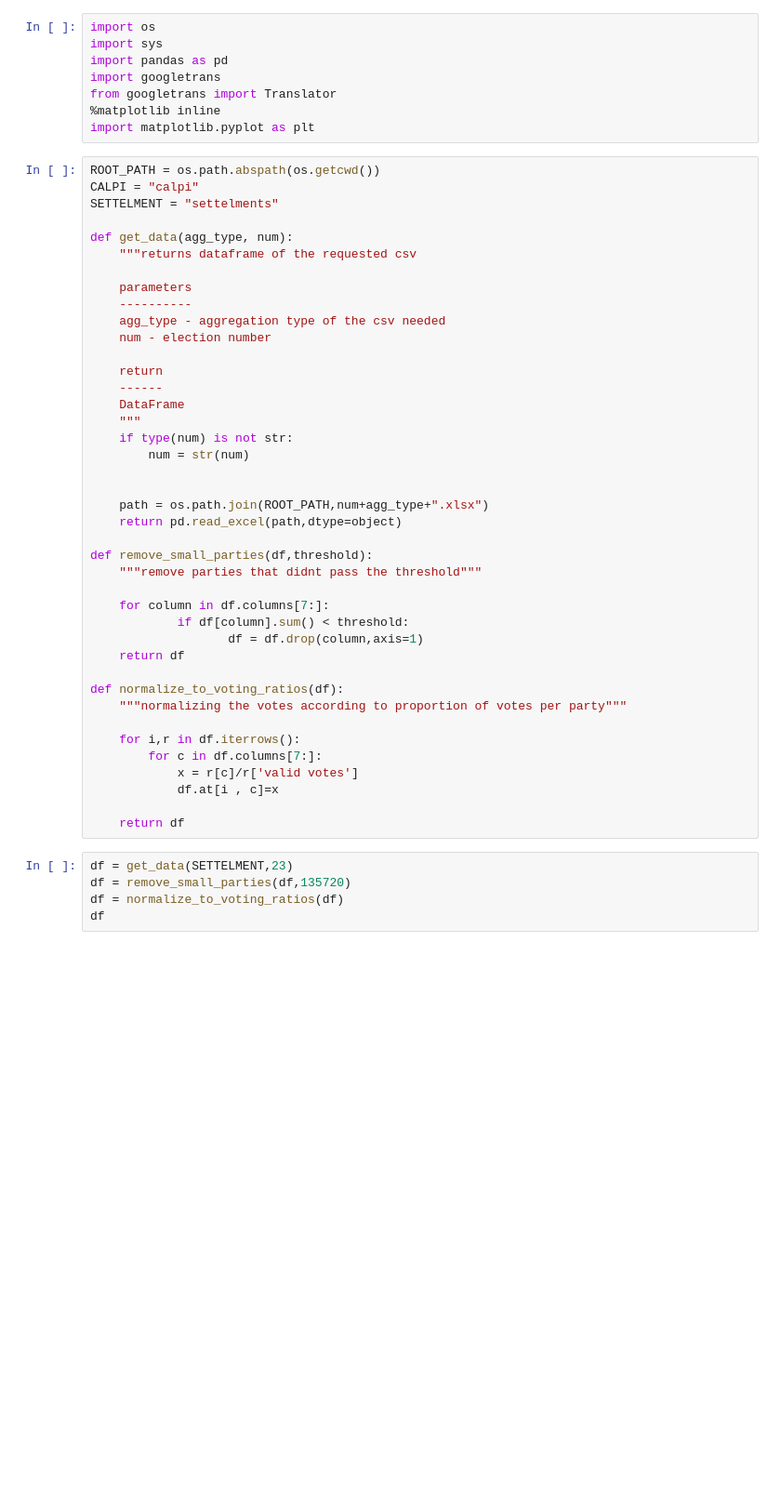
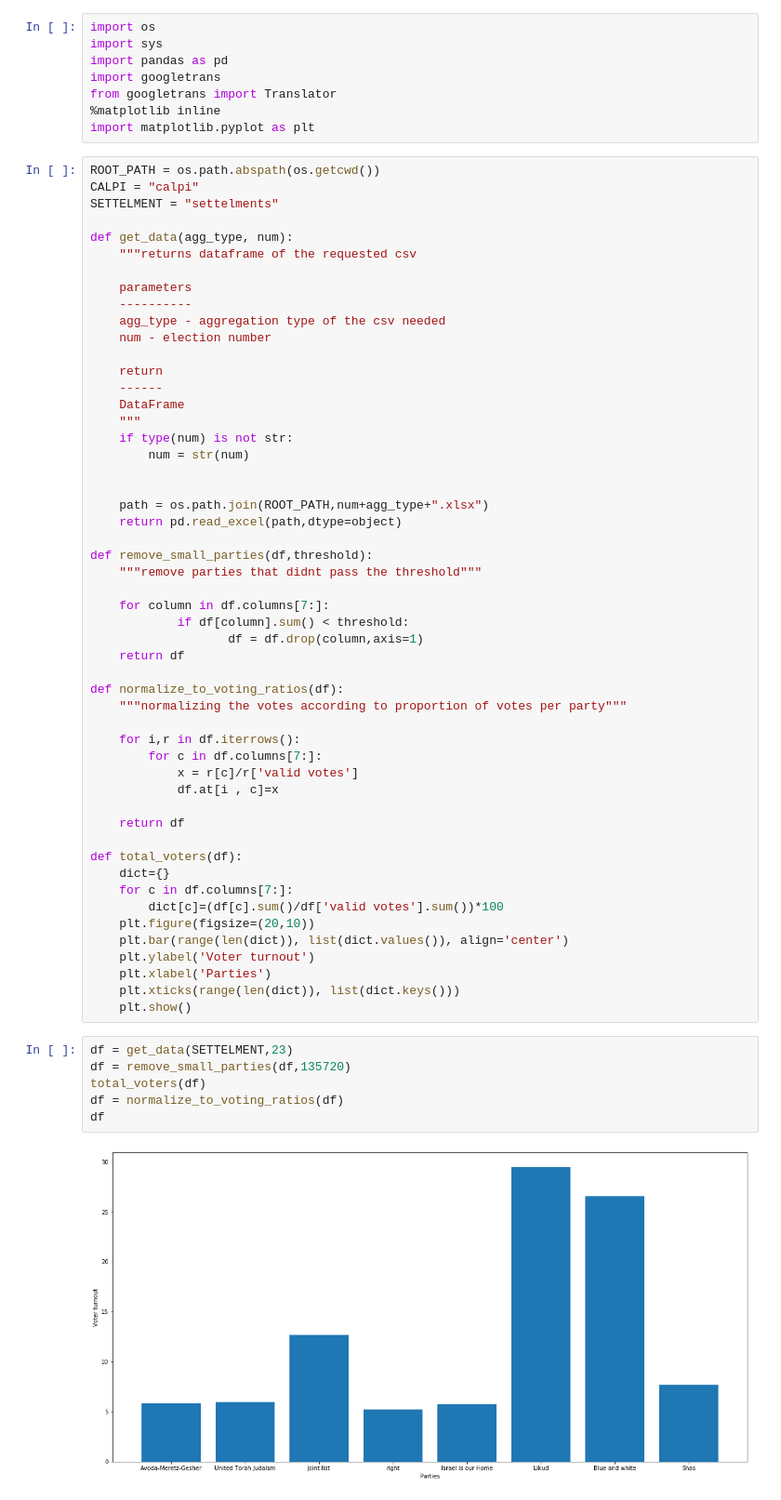
Before and after one commit to gabi939/elections, a Jupyter notebook: elections.ipynb, the cells around one changed output. Shown at 93% size. Saved outputs shown, nothing was run; the diff lists cells and outputs as text; blank space fills up the shorter version.

```diff
--- a/elections.ipynb
+++ b/elections.ipynb
@@ -47,12 +47,25 @@ def normalize_to_voting_ratios(df):
             df.at[i , c]=x
 
     return df
+
+def total_voters(df):
+    dict={}
+    for c in df.columns[7:]:
+        dict[c]=(df[c].sum()/df['valid votes'].sum())*100
+    plt.figure(figsize=(20,10))
+    plt.bar(range(len(dict)), list(dict.values()), align='center')
+    plt.ylabel('Voter turnout')
+    plt.xlabel('Parties')
+    plt.xticks(range(len(dict)), list(dict.keys()))
+    plt.show()
 # %%
 df = get_data(SETTELMENT,23)
 df = remove_small_parties(df,135720)
+total_voters(df)
 df = normalize_to_voting_ratios(df)
 df
 # %% [output]
+[figure, added]
 |  | committee code | code | name | Holders of voting rights | Voters | Disqualified | valid votes | ... |
 | 0 | 18 | 967 | ABU JUWEI'ID | 2018 | 595 | 6 | 589 | ... |
 | 1 | 2 | 472 | ABU GHOSH | 4821 | 2718 | 36 | 2682 | ... |
```
Also changed, not shown: parts of 2 cells of this notebook.
